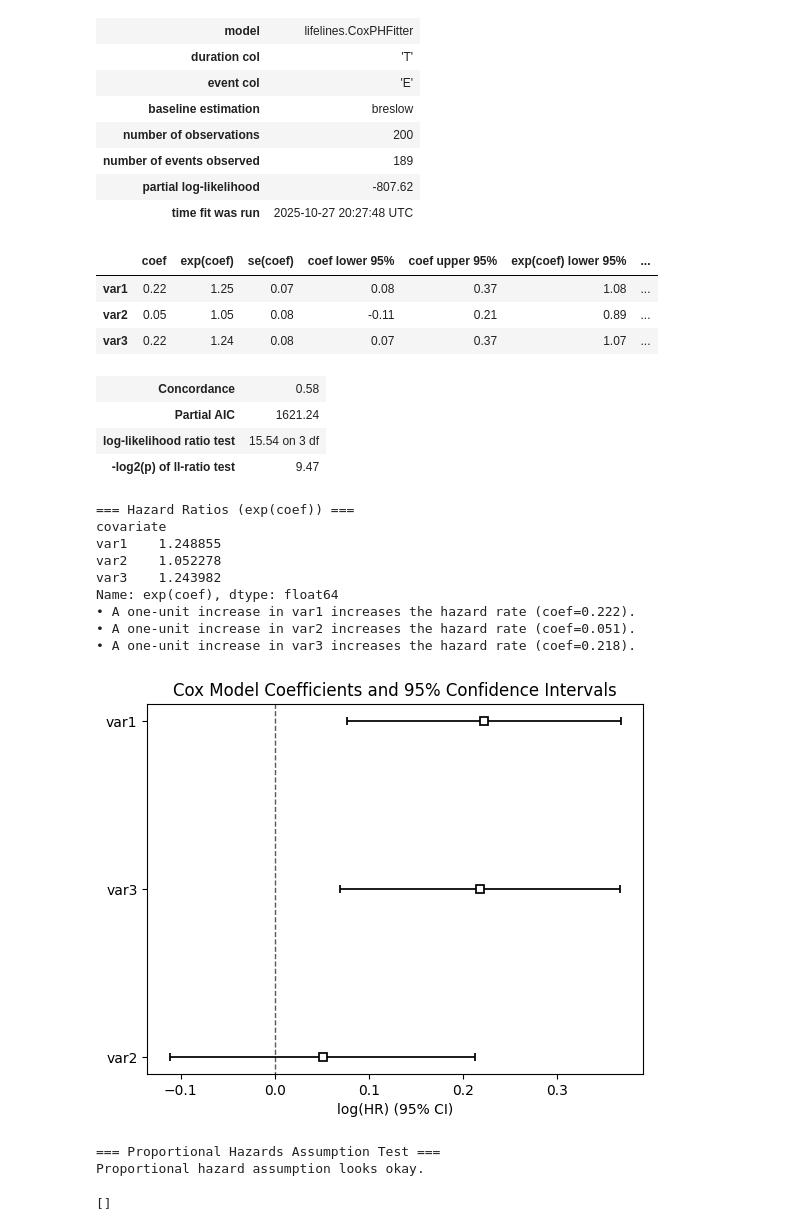
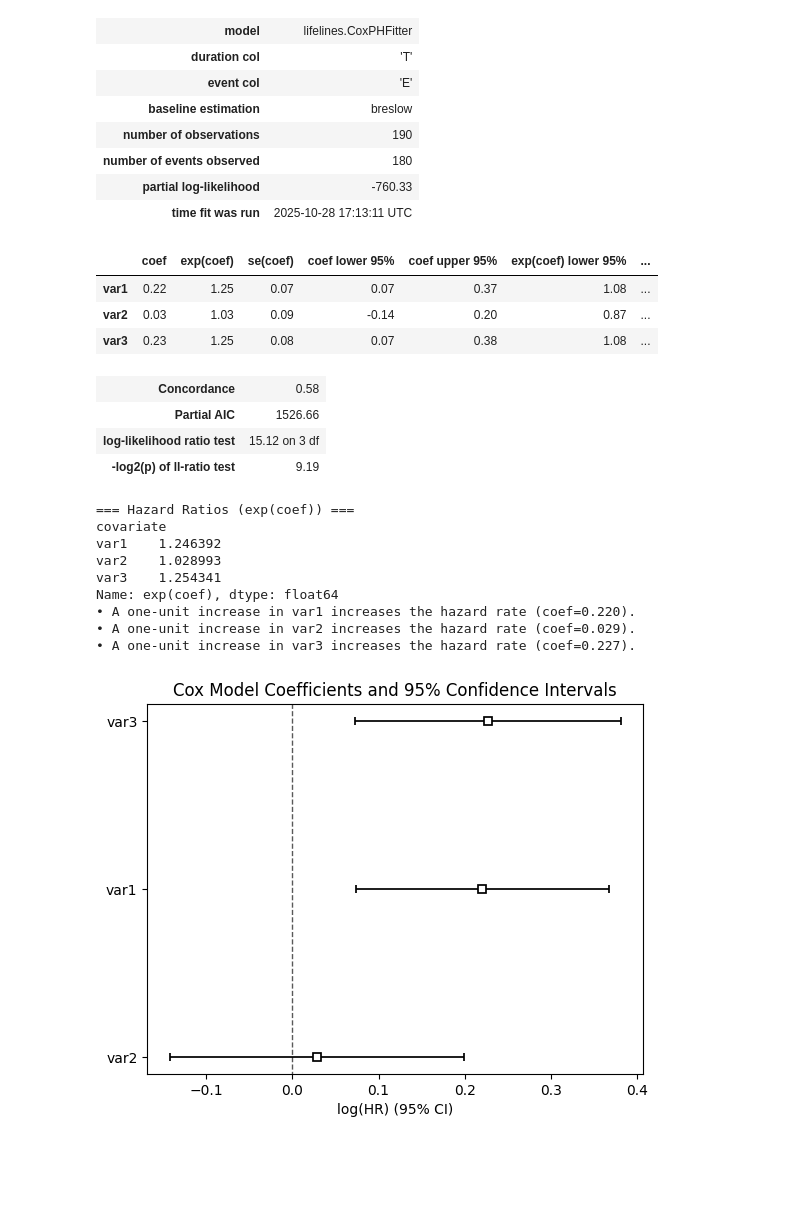
Before and after one commit to glenhanson/nrg_interview_prep, a Jupyter notebook: notebooks/question_3.ipynb, the cells around one changed output. Saved outputs shown, nothing was run; the diff lists cells and outputs as text; code cells hidden in the pictures; blank space fills up the shorter version.

```diff
--- a/notebooks/question_3.ipynb
+++ b/notebooks/question_3.ipynb
@@ -8,0 +19,19 @@ survival_data_df = pd.read_csv(survival_data_path)
+# %%
+test_size = 10  # small test you want
+rng = np.random.default_rng(seed=17)
+
+
+censored_idx = survival_data_df.index[survival_data_df['E'] == 0].tolist()
+event_idx = survival_data_df.index[survival_data_df['E'] == 1].tolist()
+
+# Ensure atleast one censored data point
+chosen = []
+chosen.append(rng.choice(censored_idx))
+
+
+remaining_pool = survival_data_df.index.difference(chosen)
+remaining_choices = rng.choice(remaining_pool, size=test_size - 1, replace=False)
+chosen.extend(list(remaining_choices))
+
+test_df = survival_data_df.loc[chosen].reset_index(drop=True)
+train_df = survival_data_df.drop(index=chosen).reset_index(drop=True)
@@ -9,62 +56,53 @@ survival_data_df = pd.read_csv(survival_data_path)
 # %%
-# --- Fit Cox Proportional Hazards Model ---
 cph = CoxPHFitter()
-cph.fit(survival_data_df, duration_col='T', event_col='E')
+cph.fit(train_df, duration_col='T', event_col='E')
 
-# --- Print model summary ---
+
 print("\n=== Cox Proportional Hazards Model Summary ===")
 cph.print_summary()  # shows coefficients, p-values, confidence intervals, etc.
 
-# --- Interpret the hazard ratios ---
+
 print("\n=== Hazard Ratios (exp(coef)) ===")
 print(cph.hazard_ratios_)
 
-# --- Example text interpretation ---
 for var, coef in cph.params_.items():
     if coef > 0:
         direction = "increases"
     elif coef < 0:
         direction = "decreases"
     else:
         direction = "does not affect"
     print(f"• A one-unit increase in {var} {direction} the hazard rate (coef={coef:.3f}).")
 
-# --- Plot the coefficients with confidence intervals ---
+
 cph.plot()
 plt.title("Cox Model Coefficients and 95% Confidence Intervals")
 plt.show()
-
-# --- Check proportional hazards assumption ---
-print("\n=== Proportional Hazards Assumption Test ===")
-cph.check_assumptions(survival_data_df, p_value_threshold=0.05, show_plots=False)
 # %% [output]
 === Cox Proportional Hazards Model Summary ===
 | model | lifelines.CoxPHFitter |
 | duration col | 'T' |
 | event col | 'E' |
 | baseline estimation | breslow |
-| number of observations | 200 |
-| number of events observed | 189 |
-| partial log-likelihood | -807.62 |
-| time fit was run | 2025-10-27 20:27:48 UTC |
+| number of observations | 190 |
+| number of events observed | 180 |
+| partial log-likelihood | -760.33 |
+| time fit was run | 2025-10-28 17:13:11 UTC |
 |  | coef | exp(coef) | se(coef) | coef lower 95% | coef upper 95% | exp(coef) lower 95% | ... |
-| var1 | 0.22 | 1.25 | 0.07 | 0.08 | 0.37 | 1.08 | ... |
-| var2 | 0.05 | 1.05 | 0.08 | -0.11 | 0.21 | 0.89 | ... |
-| var3 | 0.22 | 1.24 | 0.08 | 0.07 | 0.37 | 1.07 | ... |
+| var1 | 0.22 | 1.25 | 0.07 | 0.07 | 0.37 | 1.08 | ... |
+| var2 | 0.03 | 1.03 | 0.09 | -0.14 | 0.20 | 0.87 | ... |
+| var3 | 0.23 | 1.25 | 0.08 | 0.07 | 0.38 | 1.08 | ... |
 | Concordance | 0.58 |
-| Partial AIC | 1621.24 |
-| log-likelihood ratio test | 15.54 on 3 df |
-| -log2(p) of ll-ratio test | 9.47 |
+| Partial AIC | 1526.66 |
+| log-likelihood ratio test | 15.12 on 3 df |
+| -log2(p) of ll-ratio test | 9.19 |
 === Hazard Ratios (exp(coef)) ===
 covariate
-var1    1.248855
-var2    1.052278
-var3    1.243982
+var1    1.246392
+var2    1.028993
+var3    1.254341
 Name: exp(coef), dtype: float64
-• A one-unit increase in var1 increases the hazard rate (coef=0.222).
-• A one-unit increase in var2 increases the hazard rate (coef=0.051).
-• A one-unit increase in var3 increases the hazard rate (coef=0.218).
+• A one-unit increase in var1 increases the hazard rate (coef=0.220).
+• A one-unit increase in var2 increases the hazard rate (coef=0.029).
+• A one-unit increase in var3 increases the hazard rate (coef=0.227).
-[figure, old version]
+[figure, new version]
-=== Proportional Hazards Assumption Test ===
-Proportional hazard assumption looks okay.
-[]
```
Also changed, not shown: parts of 7 cells of this notebook, 6 other files.
